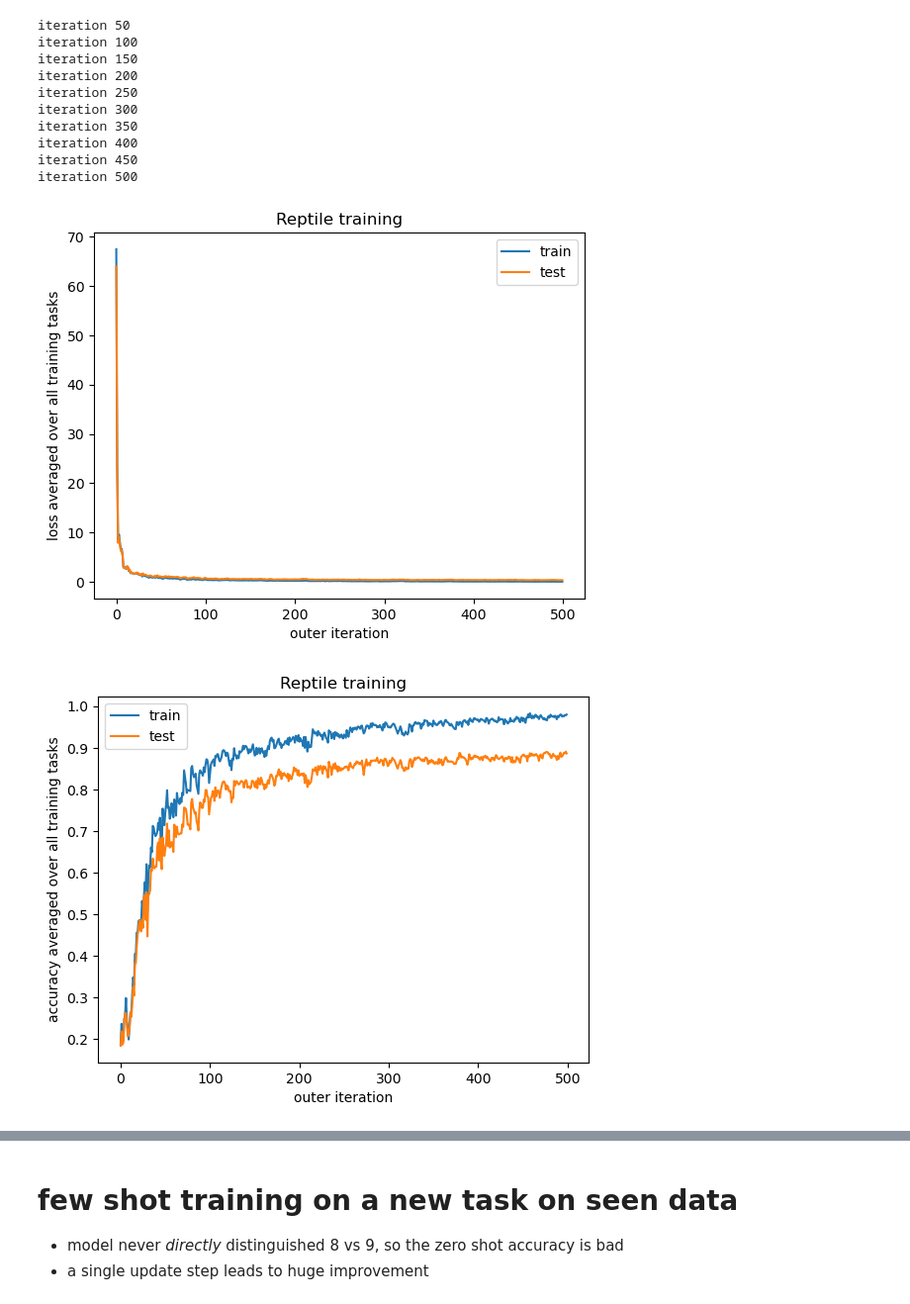
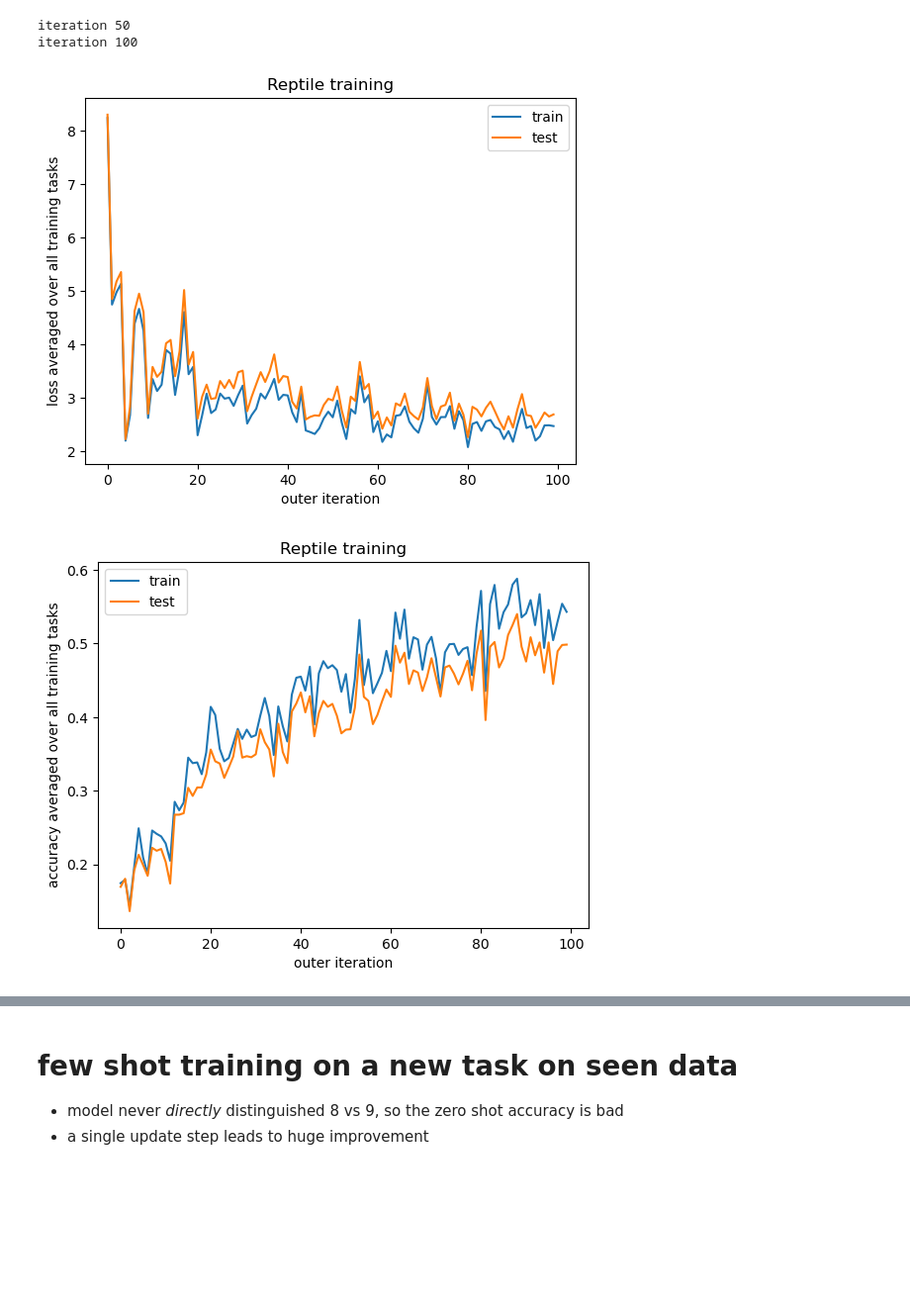
Before and after one commit to MilanKalkenings/small_machine_learning_projects, a Jupyter notebook: src/meta_learning/reptile.ipynb, the cells around one changed output, grey strips where cells are left out. Shown at 99% size. Cells and saved outputs as stored; diff of their text form; code cells hidden in the pictures; blank space fills up the shorter version.

Commit message:
furhter reptile baseline

```diff
--- a/src/meta_learning/reptile.ipynb
+++ b/src/meta_learning/reptile.ipynb
@@ -42,6 +42,7 @@ class Classifier(nn.Module):
     def __init__(self):
         super().__init__()
         self.layers = nn.Sequential(
+            nn.Dropout(p=0.1),  # data augmentation
             nn.Conv2d(
                 in_channels=1,
                 out_channels=3,
@@ -49,6 +50,7 @@ class Classifier(nn.Module):
                 padding=1),
             nn.ReLU(),
             nn.MaxPool2d(kernel_size=2),
+            nn.Dropout(p=0.1),  # implicit ensemble
             nn.Conv2d(
                 in_channels=3,
                 out_channels=8,
@@ -56,10 +58,11 @@ class Classifier(nn.Module):
                 padding=1),
             nn.ReLU(),
             nn.MaxPool2d(kernel_size=2),
+            nn.Dropout(p=0.1),
             nn.Conv2d(
                 in_channels=8,
                 out_channels=10,
-                kernel_size=7),
+                kernel_size=7),  # learned global pool
             nn.Flatten())
         self.loss = nn.CrossEntropyLoss()
 
@@ -81,16 +84,24 @@ def shuffle(x: Tensor, y: Tensor) -> Tuple[Tensor, Tensor]:
     return x[perm], y[perm]
 
 
-def sample_task(banned_task: Tuple[int, int]) -> Tuple[int, int]:
+def sample_task(task_parts: List[int], banned_task: Tuple[int, int]) -> Tuple[int, int]:
     """
     samples two digits that have to be distinguished by the model
+
+    :param task_parts: task parts considered in reptile,
+    task_parts=[1, 2, 3] only allows "classify 1 vs 2", "classify 1 vs 3", "classify 2 vs 3"
+
+    :param banned_task: task that is banned
+    task_parts=[1, 2, 3], banned_task=(1, 2) only allows "classify 1 vs 3", "classify 2 vs 3"
     """
     while True:
         digit1 = random.randint(a=0, b=9)
         digit2 = random.randint(a=0, b=9)
-        if digit1 != digit2:
-            if set([digit1, digit2]) != set(banned_task):
-                    return digit1, digit2
+        if digit1 in task_parts:
+            if digit2 in task_parts:
+                if digit1 != digit2:
+                    if set([digit1, digit2]) != set(banned_task):
+                            return digit1, digit2
 
 
 def reptile_sgd(
@@ -100,6 +111,7 @@ def reptile_sgd(
         lr_inner: float,
         lr_outer: float,
         banned_task: Tuple[int, int],
+        task_parts: List[int],
         data_test: Tuple[Tensor, Tensor],
         data_train: Tuple[Tensor, Tensor]):
     classifier.train()
@@ -121,7 +133,7 @@ def reptile_sgd(
         classifier_inner = deepcopy(classifier)
 
         # sample a task, e.g. 'classify 1 vs 3', select data accordingly
-        task_part1, task_part2 = sample_task(banned_task=banned_task)
+        task_part1, task_part2 = sample_task(task_parts=task_parts, banned_task=banned_task)
         learned_tasks.append(set((task_part1, task_part2)))
         data = torch.cat([data_train[task_part1][0], data_train[task_part2][0]])
         target = torch.cat([data_train[task_part1][1], data_train[task_part2][1]])
@@ -143,7 +155,7 @@ def reptile_sgd(
             params_inner.append(param_inner)
 
         for j, param_outer in enumerate(classifier.parameters()):
-            param_outer.data.add_(lr_outer * (params_inner[j] - param_outer))  # sub_ * +
+            param_outer.data.add_(lr_outer * (params_inner[j] - param_outer))
 
         # evaluation across all tasks
         with torch.no_grad():
@@ -195,45 +210,39 @@ def evaluate_few_shot(
         print("acc test:", accuracy(scores=scores_test, target=fs_target_test))
 # %%
 n_samples_per_class = 200
-n_iters_outer = 500
+n_iters_outer = 100
 n_iters_inner = 10
 data_train, data_test = load_data(n_samples_per_digit=n_samples_per_class)
-lr_inner = 0.0003
+reptile_task_parts = [2, 3, 4, 5, 6, 7, 8, 9]
+lr_inner = 0.002
 lr_outer = 1
 banned_task = (8, 9)
 # %%
 classifier = Classifier()
 classifier_init = deepcopy(classifier)  # for baseline later on
 
 classifier_pretrained, losses_train, losses_test, accs_train, accs_test, learned_tasks = reptile_sgd(
     n_iters_outer=n_iters_outer,
     n_iters_inner=n_iters_inner,
     classifier=classifier,
     data_train=data_train,
     data_test=data_test,
     banned_task=banned_task,
+    task_parts=reptile_task_parts,
     lr_inner=lr_inner,
     lr_outer=lr_outer)
 
 plt.plot(range(len(losses_train)), losses_train, label="train")
 plt.plot(range(len(losses_test)), losses_test, label="test")
 plt.xlabel("outer iteration")
 plt.ylabel("loss averaged over all training tasks")
 plt.title("Reptile training")
 plt.legend()
 plt.show()
 # %% [output]
 iteration 50
 iteration 100
-iteration 150
-iteration 200
-iteration 250
-iteration 300
-iteration 350
-iteration 400
-iteration 450
-iteration 500
-[figure, old version]
+[figure, new version]
 # %%
 plt.plot(range(len(accs_train)), accs_train, label="train")
 plt.plot(range(len(accs_test)), accs_test, label="test")
@@ -243,5 +252,5 @@ plt.title("Reptile training")
 plt.legend()
 plt.show()
 # %% [output]
-[figure, old version]
+[figure, new version]
 # %% [markdown]
```
Also changed, not shown: parts of 9 cells of this notebook.
